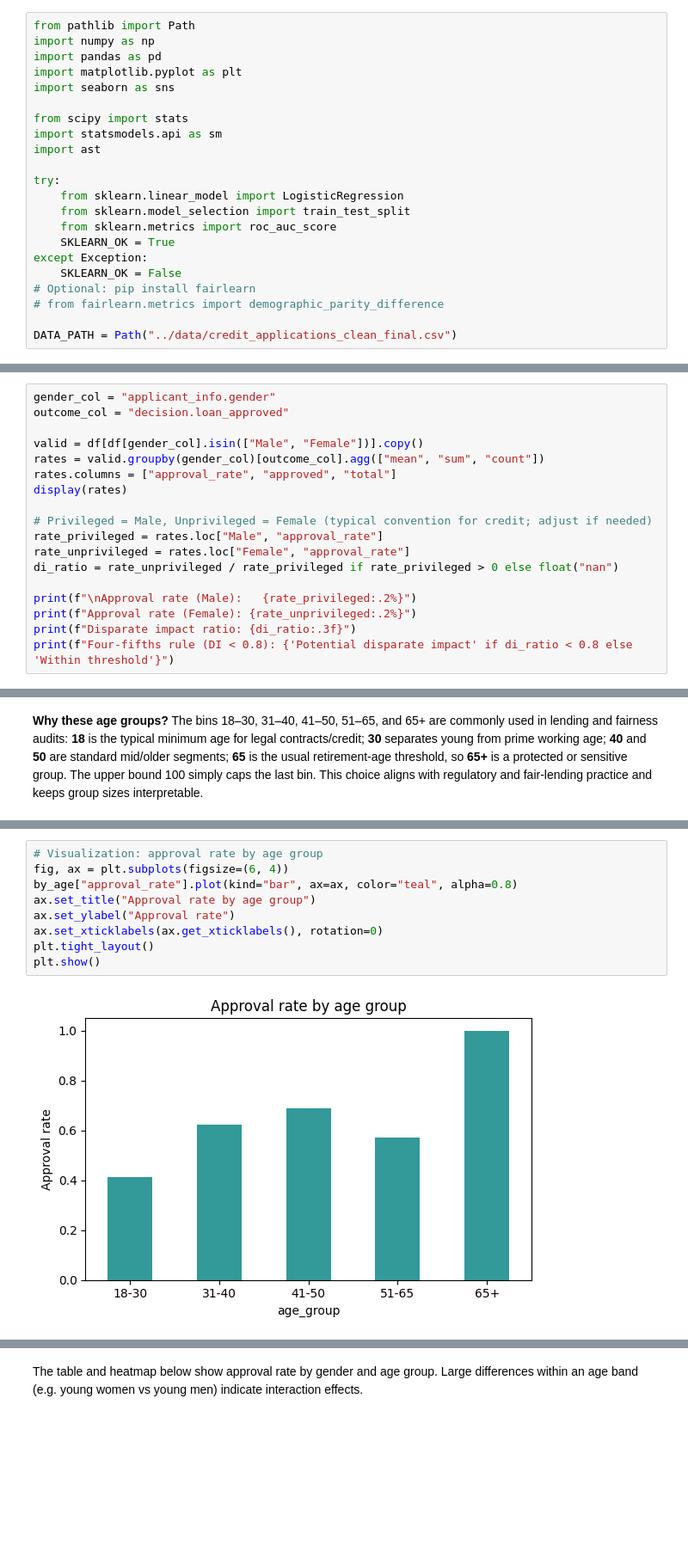
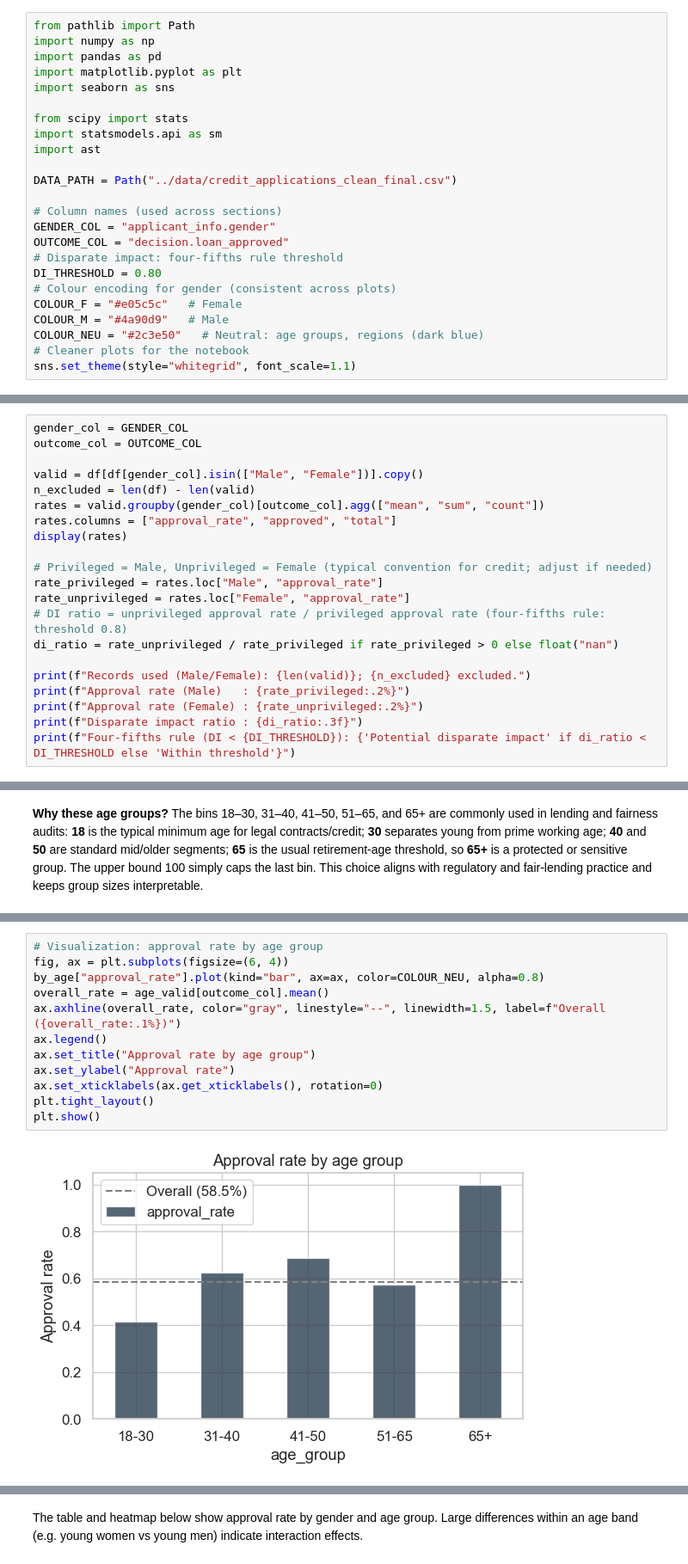
Before and after one commit to PC66323/2606_Data-Ecosystems_G14_novacred, a Jupyter notebook: notebooks/02-bias-analysis.ipynb, the cells around one changed output, grey strips where cells are left out. Shown at 86% size. Drawn from its saved outputs; the diff is of its cells as text; blank space fills up the shorter version.

```diff
--- a/notebooks/02-bias-analysis.ipynb
+++ b/notebooks/02-bias-analysis.ipynb
@@ -13,15 +33,17 @@ from scipy import stats
 import statsmodels.api as sm
 import ast
 
-try:
-    from sklearn.linear_model import LogisticRegression
-    from sklearn.model_selection import train_test_split
-    from sklearn.metrics import roc_auc_score
-    SKLEARN_OK = True
-except Exception:
-    SKLEARN_OK = False
-# Optional: pip install fairlearn
-# from fairlearn.metrics import demographic_parity_difference
+DATA_PATH = Path("../data/credit_applications_clean_final.csv")
 
-DATA_PATH = Path("../data/credit_applications_clean_final.csv")
+# Column names (used across sections)
+GENDER_COL = "applicant_info.gender"
+OUTCOME_COL = "decision.loan_approved"
+# Disparate impact: four-fifths rule threshold
+DI_THRESHOLD = 0.80
+# Colour encoding for gender (consistent across plots)
+COLOUR_F = "#e05c5c"   # Female
+COLOUR_M = "#4a90d9"   # Male
+COLOUR_NEU = "#2c3e50"   # Neutral: age groups, regions (dark blue)
+# Cleaner plots for the notebook
+sns.set_theme(style="whitegrid", font_scale=1.1)
 # %%
@@ -44,8 +74,9 @@ A value **below 0.8** indicates potential disparate impact.
 # %%
-gender_col = "applicant_info.gender"
-outcome_col = "decision.loan_approved"
+gender_col = GENDER_COL
+outcome_col = OUTCOME_COL
 
 valid = df[df[gender_col].isin(["Male", "Female"])].copy()
+n_excluded = len(df) - len(valid)
 rates = valid.groupby(gender_col)[outcome_col].agg(["mean", "sum", "count"])
 rates.columns = ["approval_rate", "approved", "total"]
 display(rates)
@@ -53,12 +84,14 @@ display(rates)
 # Privileged = Male, Unprivileged = Female (typical convention for credit; adjust if needed)
 rate_privileged = rates.loc["Male", "approval_rate"]
 rate_unprivileged = rates.loc["Female", "approval_rate"]
+# DI ratio = unprivileged approval rate / privileged approval rate (four-fifths rule: threshold 0.8)
 di_ratio = rate_unprivileged / rate_privileged if rate_privileged > 0 else float("nan")
 
-print(f"\nApproval rate (Male):   {rate_privileged:.2%}")
-print(f"Approval rate (Female): {rate_unprivileged:.2%}")
-print(f"Disparate impact ratio: {di_ratio:.3f}")
-print(f"Four-fifths rule (DI < 0.8): {'Potential disparate impact' if di_ratio < 0.8 else 'Within threshold'}")
+print(f"Records used (Male/Female): {len(valid)}; {n_excluded} excluded.")
+print(f"Approval rate (Male)   : {rate_privileged:.2%}")
+print(f"Approval rate (Female) : {rate_unprivileged:.2%}")
+print(f"Disparate impact ratio : {di_ratio:.3f}")
+print(f"Four-fifths rule (DI < {DI_THRESHOLD}): {'Potential disparate impact' if di_ratio < DI_THRESHOLD else 'Within threshold'}")
 # %% [output]
 |  | approval_rate | approved | total |
 | applicant_info.gender |  |  |  |
@@ -247,12 +191,15 @@ Consider whether approval rates differ materially across age groups (age-based b
 # %%
 # Visualization: approval rate by age group
 fig, ax = plt.subplots(figsize=(6, 4))
-by_age["approval_rate"].plot(kind="bar", ax=ax, color="teal", alpha=0.8)
+by_age["approval_rate"].plot(kind="bar", ax=ax, color=COLOUR_NEU, alpha=0.8)
+overall_rate = age_valid[outcome_col].mean()
+ax.axhline(overall_rate, color="gray", linestyle="--", linewidth=1.5, label=f"Overall ({overall_rate:.1%})")
+ax.legend()
 ax.set_title("Approval rate by age group")
 ax.set_ylabel("Approval rate")
 ax.set_xticklabels(ax.get_xticklabels(), rotation=0)
 plt.tight_layout()
 plt.show()
 # %% [output]
-[figure, old version]
+[figure, new version]
 # %% [markdown]
```
Also changed, not shown: parts of 78 cells of this notebook.
